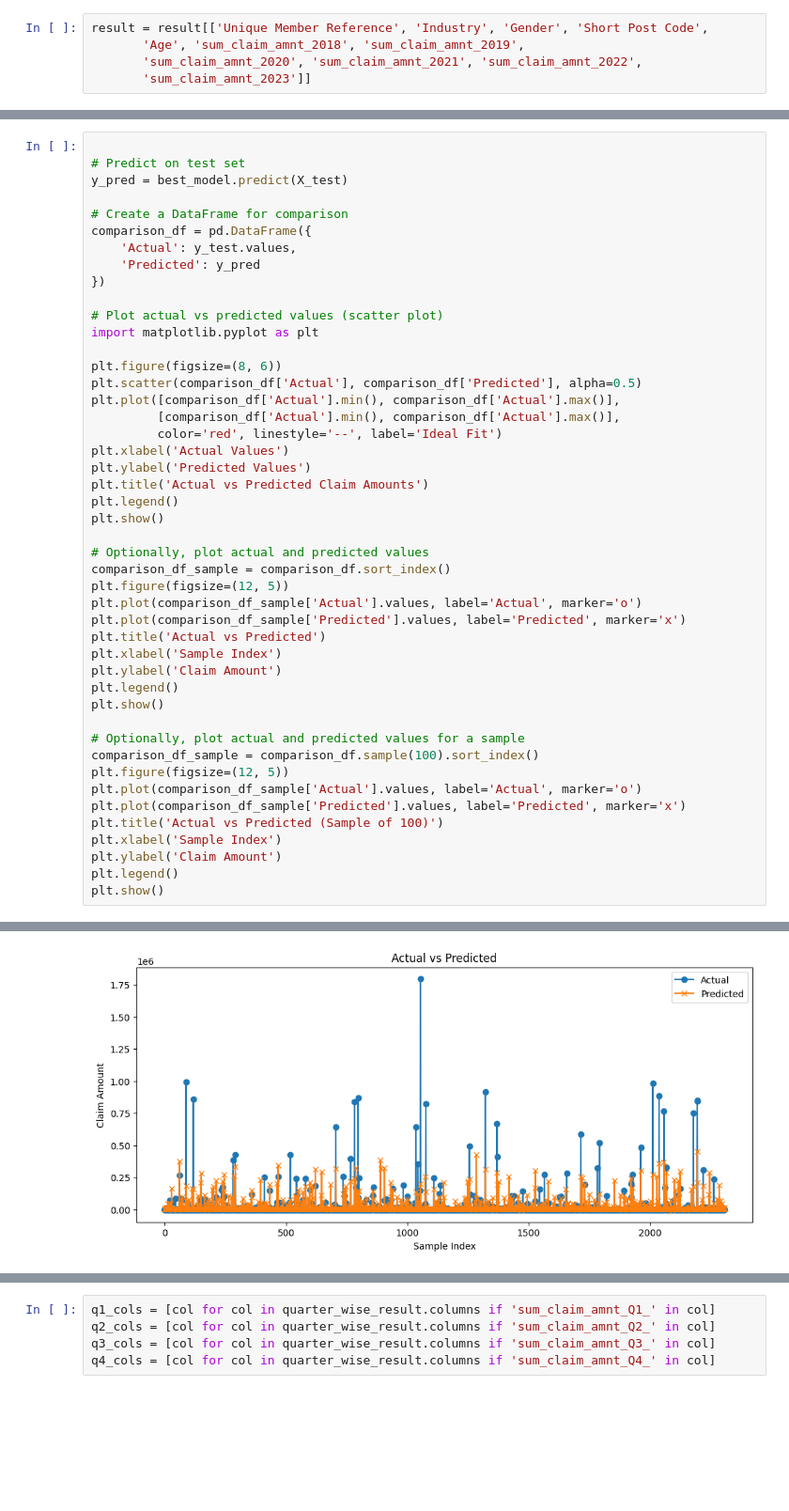
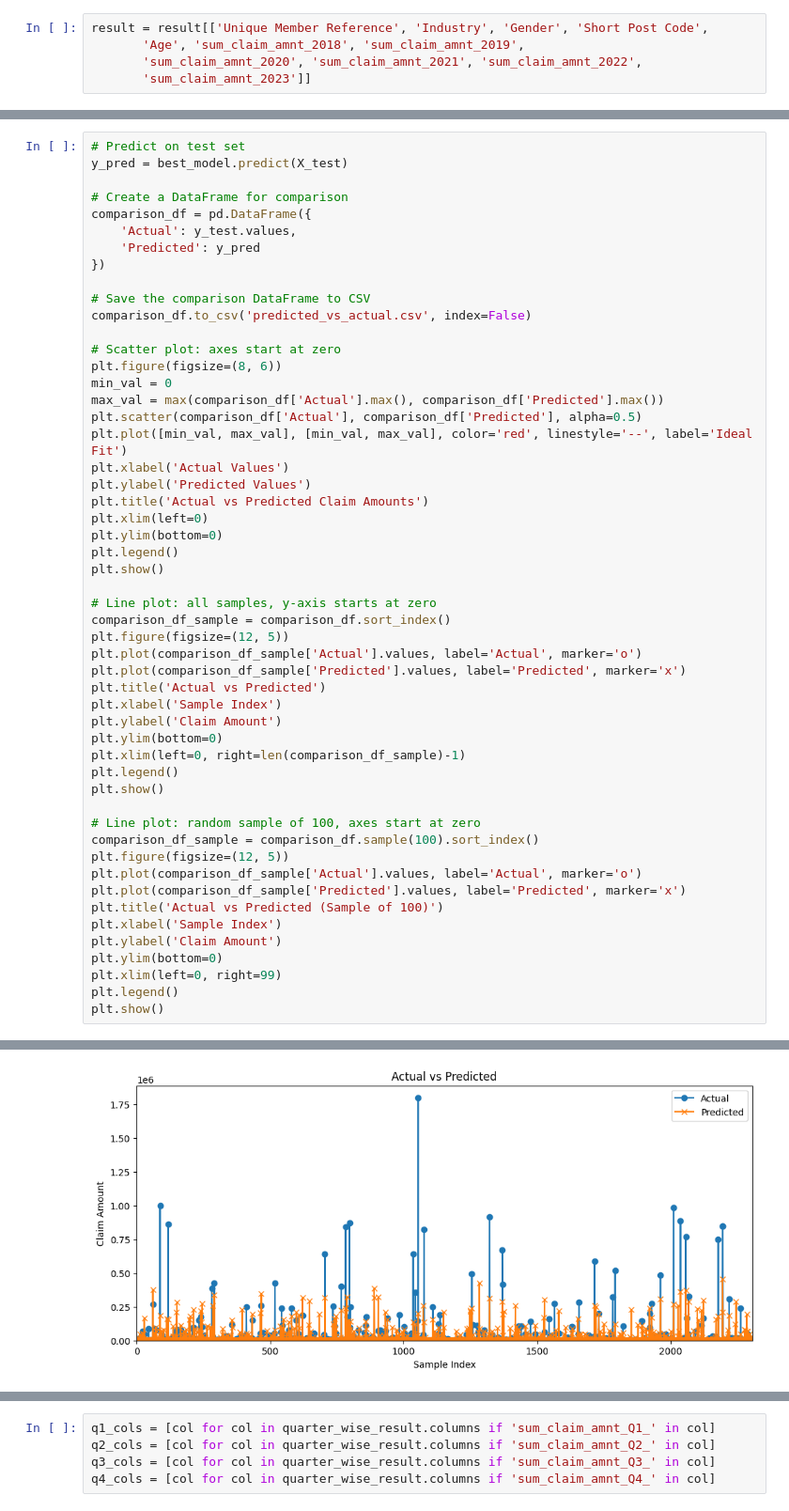
Before and after one commit to senapatisantosh02/syntheticdata_usecase, a Jupyter notebook: claim_amnt_code_yearly_quarterly_logic_updated.ipynb, the cells around one changed output, grey strips where cells are left out. Shown at 94% size. Saved outputs shown, nothing was run; the diff lists cells and outputs as text; blank space fills up the shorter version.

```diff
--- a/claim_amnt_code_yearly_quarterly_logic_updated.ipynb
+++ b/claim_amnt_code_yearly_quarterly_logic_updated.ipynb
@@ -445,5 +512,4 @@ RMSE: 71099.12, R²: 0.32
 # %%
-
 # Predict on test set
 y_pred = best_model.predict(X_test)
 
@@ -453,21 +519,24 @@ comparison_df = pd.DataFrame({
     'Predicted': y_pred
 })
 
-# Plot actual vs predicted values (scatter plot)
-import matplotlib.pyplot as plt
+# Save the comparison DataFrame to CSV
+comparison_df.to_csv('predicted_vs_actual.csv', index=False)
 
+# Scatter plot: axes start at zero
 plt.figure(figsize=(8, 6))
+min_val = 0
+max_val = max(comparison_df['Actual'].max(), comparison_df['Predicted'].max())
 plt.scatter(comparison_df['Actual'], comparison_df['Predicted'], alpha=0.5)
-plt.plot([comparison_df['Actual'].min(), comparison_df['Actual'].max()],
-         [comparison_df['Actual'].min(), comparison_df['Actual'].max()],
-         color='red', linestyle='--', label='Ideal Fit')
+plt.plot([min_val, max_val], [min_val, max_val], color='red', linestyle='--', label='Ideal Fit')
 plt.xlabel('Actual Values')
 plt.ylabel('Predicted Values')
 plt.title('Actual vs Predicted Claim Amounts')
+plt.xlim(left=0)
+plt.ylim(bottom=0)
 plt.legend()
 plt.show()
 
-# Optionally, plot actual and predicted values
+# Line plot: all samples, y-axis starts at zero
 comparison_df_sample = comparison_df.sort_index()
 plt.figure(figsize=(12, 5))
 plt.plot(comparison_df_sample['Actual'].values, label='Actual', marker='o')
@@ -475,10 +544,12 @@ plt.plot(comparison_df_sample['Predicted'].values, label='Predicted', marker='x'
 plt.title('Actual vs Predicted')
 plt.xlabel('Sample Index')
 plt.ylabel('Claim Amount')
+plt.ylim(bottom=0)
+plt.xlim(left=0, right=len(comparison_df_sample)-1)
 plt.legend()
 plt.show()
 
-# Optionally, plot actual and predicted values for a sample
+# Line plot: random sample of 100, axes start at zero
 comparison_df_sample = comparison_df.sample(100).sort_index()
 plt.figure(figsize=(12, 5))
 plt.plot(comparison_df_sample['Actual'].values, label='Actual', marker='o')
@@ -486,6 +557,8 @@ plt.plot(comparison_df_sample['Predicted'].values, label='Predicted', marker='x'
 plt.title('Actual vs Predicted (Sample of 100)')
 plt.xlabel('Sample Index')
 plt.ylabel('Claim Amount')
+plt.ylim(bottom=0)
+plt.xlim(left=0, right=99)
 plt.legend()
 plt.show()
 # %% [output]
@@ -493 +566 @@ plt.show()
-[figure, old version]
+[figure, new version]
```
Also changed, not shown: parts of 20 cells of this notebook, 4 other files.
